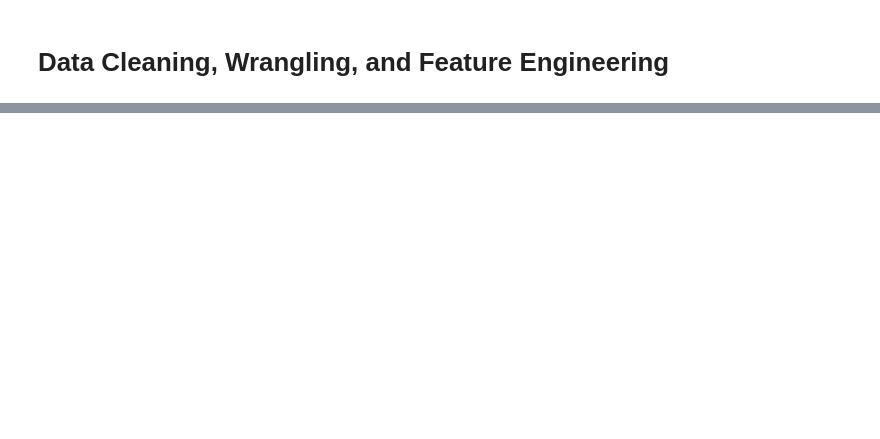
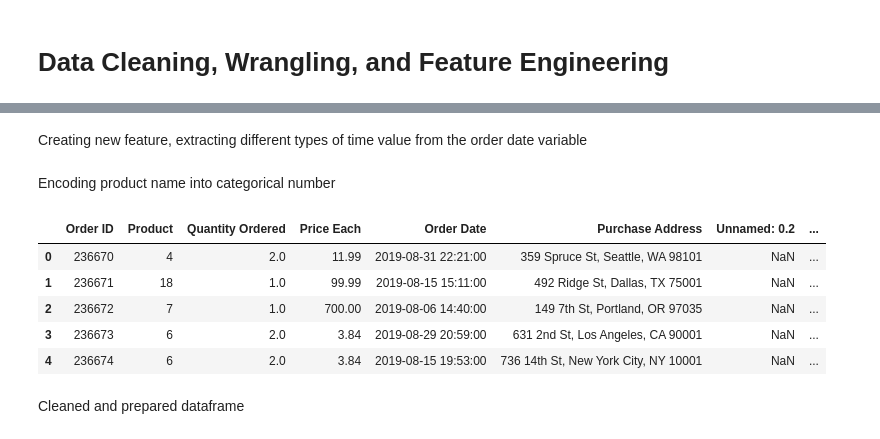
Before and after one commit to C23-PS052/Machine-Learning, a Jupyter notebook: Capstone_Playground.ipynb, the cells around one changed output, grey strips where cells are left out. Saved outputs shown, nothing was run; the diff lists cells and outputs as text; code cells hidden in the pictures; blank space fills up the shorter version.

```diff
--- a/Capstone_Playground.ipynb
+++ b/Capstone_Playground.ipynb
@@ -523,0 +64,42 @@ plot_series(X_test, rnn_forecast)
+# %%
+df['Order Date'] = pd.to_datetime(df['Order Date'], errors = 'coerce')
+# %%
+df = df.astype({'Price Each':'float'})
+# %% [markdown]
+Creating new feature, extracting different types of time value from the order date variable
+# %%
+df['revenue'] = df['Quantity Ordered'] * df['Price Each']
+# %%
+df['revenue'] = df['Quantity Ordered'] * df['Price Each']
+df['hour'] = df['Order Date'].dt.hour
+df['dayofweek'] = df['Order Date'].dt.dayofweek
+df['quarter'] = df['Order Date'].dt.quarter
+df['month'] = df['Order Date'].dt.month
+df['year'] = df['Order Date'].dt.year
+df['dayofyear'] = df['Order Date'].dt.dayofyear
+df['dayofmonth'] = df['Order Date'].dt.day
+df['weekofyear'] = df['Order Date'].dt.isocalendar().week
+# %% [markdown]
+Encoding product name into categorical number
+# %%
+temp_product = set(df["Product"])
+product_dict = dict()
+i = 0
+for x in temp_product:
+    product_dict[i]=x
+    i+=1
+new_dict =  {v: k for k, v in product_dict.items()}
+
+def to_num(s):
+
+    return new_dict[s[1]]
+df['Product'] = df.apply(to_num, axis=1)
+
+df.head()
+# %% [output]
+|  | Order ID | Product | Quantity Ordered | Price Each | Order Date | Purchase Address | Unnamed: 0.2 | ... |
+| 0 | 236670 | 4 | 2.0 | 11.99 | 2019-08-31 22:21:00 | 359 Spruce St, Seattle, WA 98101 | NaN | ... |
+| 1 | 236671 | 18 | 1.0 | 99.99 | 2019-08-15 15:11:00 | 492 Ridge St, Dallas, TX 75001 | NaN | ... |
+| 2 | 236672 | 7 | 1.0 | 700.00 | 2019-08-06 14:40:00 | 149 7th St, Portland, OR 97035 | NaN | ... |
+| 3 | 236673 | 6 | 2.0 | 3.84 | 2019-08-29 20:59:00 | 631 2nd St, Los Angeles, CA 90001 | NaN | ... |
+| 4 | 236674 | 6 | 2.0 | 3.84 | 2019-08-15 19:53:00 | 736 14th St, New York City, NY 10001 | NaN | ... |
@@ -523,0 +113,2 @@ plot_series(X_test, rnn_forecast)
+# %% [markdown]
+Cleaned and prepared dataframe
```
Also changed, not shown: parts of 113 cells of this notebook.
